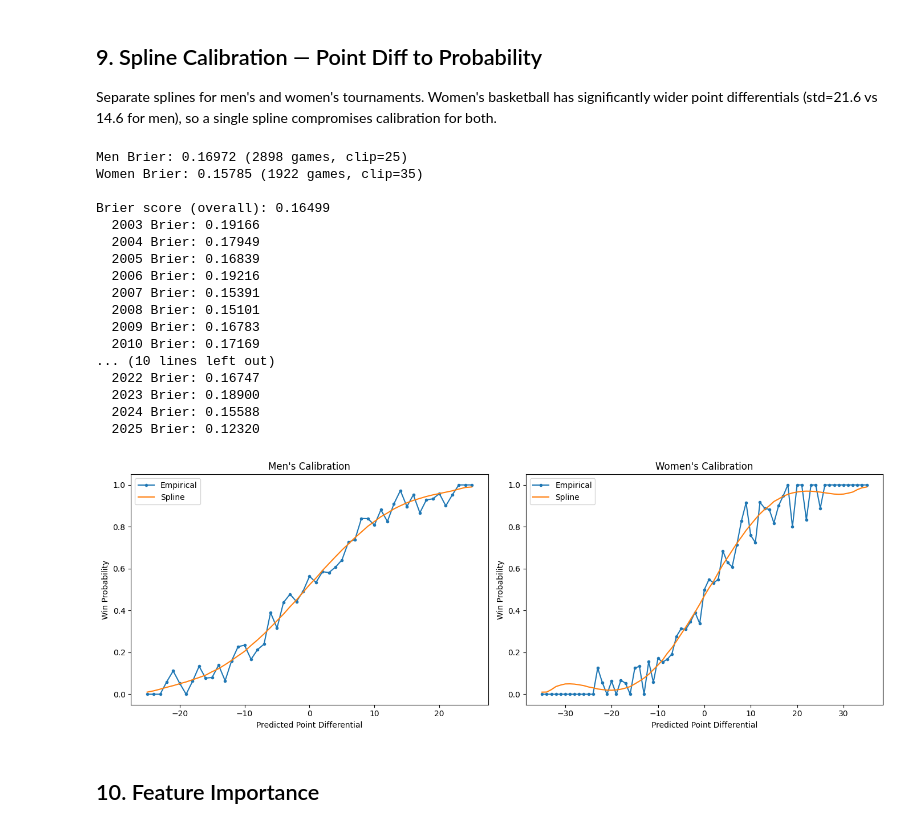
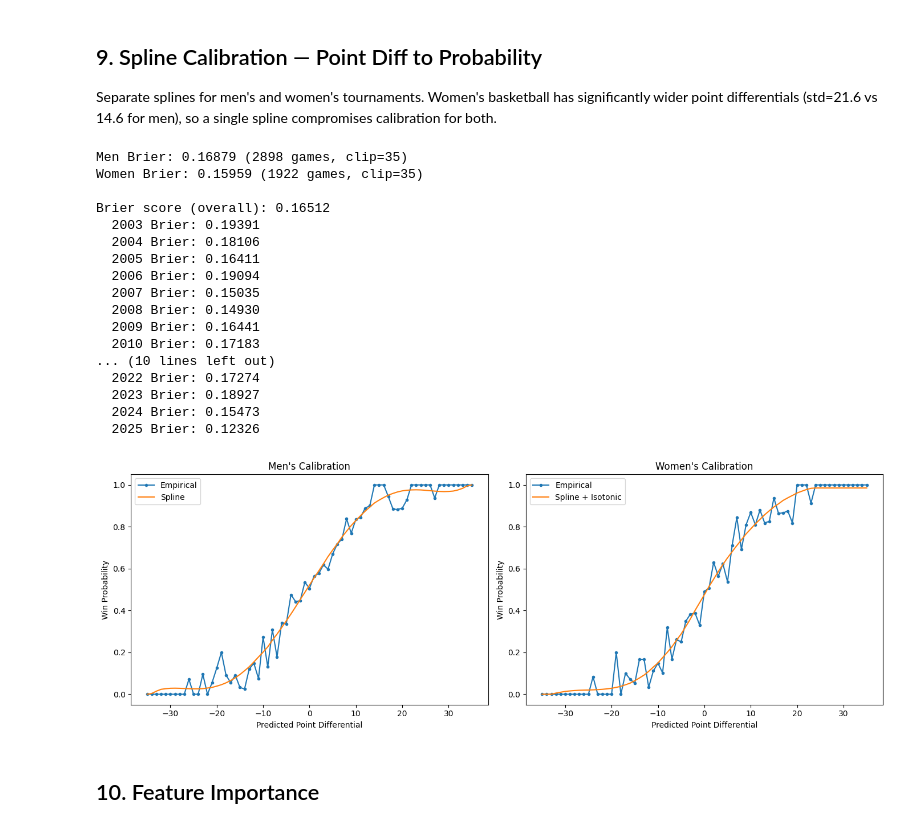
Before and after one commit to isaacvm98/march-machine-learning-mania-2026, a Jupyter notebook: integrated-model.ipynb, the cells around one changed output. Cells and saved outputs as stored; diff of their text form; code cells hidden in the pictures.

Commit message:
feat selection + new pred

```diff
--- a/integrated-model.ipynb
+++ b/integrated-model.ipynb
@@ -639,12 +649,15 @@ Model AUC   : 0.8354
 Separate splines for men's and women's tournaments. Women's basketball has significantly wider point differentials (std=21.6 vs 14.6 for men), so a single spline compromises calibration for both.
 # %%
 from scipy.interpolate import UnivariateSpline
+from sklearn.isotonic import IsotonicRegression
 
 oof_preds_arr = np.array(oof_preds)
 oof_targets_arr = np.array(oof_targets)
 oof_mw = tourney_data["men_women"].values
 
-# Fit separate splines per gender
+# Fit separate calibrators per gender
+# Men: spline on raw data (enough data for smooth fit)
+# Women: binned spline + isotonic (enforces monotonicity in noisy tails)
 spline_models = {}
 spline_clips = {}
 spline_fit = np.zeros(len(oof_preds_arr))
@@ -654,62 +667,91 @@ for gender, label in [(1, "Men"), (0, "Women")]:
     preds_g = oof_preds_arr[mask]
     targets_g = oof_targets_arr[mask]
 
-    t_g = 25 if gender == 1 else 35
+    t_g = 35
     spline_clips[gender] = t_g
+    clipped = np.clip(preds_g, -t_g, t_g)
 
-    dat = sorted(zip(preds_g, targets_g > 0), key=lambda x: x[0])
-    pred_sorted, label_sorted = zip(*dat)
-    spline_models[gender] = UnivariateSpline(np.clip(pred_sorted, -t_g, t_g), label_sorted, k=5)
+    if gender == 1:
+        dat = sorted(zip(clipped, targets_g > 0), key=lambda x: x[0])
+        pred_sorted, label_sorted = zip(*dat)
+        raw_spline = UnivariateSpline(np.clip(pred_sorted, -t_g, t_g), label_sorted, k=5)
+        spline_models[gender] = raw_spline
+        fit_g = np.clip(raw_spline(clipped), 0.0, 1)
+    else:
+        # Women: bin first, then spline + isotonic
+        n_bins = 20
+        bin_edges = np.linspace(-t_g, t_g, n_bins + 1)
+        bin_centers = []
+        bin_rates = []
+        bin_counts = []
+        for j in range(n_bins):
+            in_bin = (clipped >= bin_edges[j]) & (clipped < bin_edges[j + 1])
+            if in_bin.sum() >= 5:
+                bin_centers.append((bin_edges[j] + bin_edges[j + 1]) / 2)
+                bin_rates.append((targets_g[in_bin] > 0).mean())
+                bin_counts.append(in_bin.sum())
 
-    fit_g = np.clip(spline_models[gender](np.clip(preds_g, -t_g, t_g)), 0.01, 0.99)
+        bin_centers = np.array(bin_centers)
+        bin_rates = np.array(bin_rates)
+        bin_counts = np.array(bin_counts)
+        weights = np.sqrt(bin_counts)
+
+        raw_spline = UnivariateSpline(bin_centers, bin_rates, w=weights, k=3, s=1.0)
+        grid = np.linspace(-t_g, t_g, 500)
+        grid_vals = raw_spline(grid)
+        iso = IsotonicRegression(y_min=0, y_max=1, increasing=True)
+        iso.fit(grid, grid_vals)
+        spline_models[gender] = iso
+        fit_g = np.clip(iso.predict(clipped), 0.0, 1)
+
     spline_fit[mask] = fit_g
-
     bs = brier_score_loss(targets_g > 0, fit_g)
     print(f"{label} Brier: {bs:.5f} ({sum(mask)} games, clip={t_g})")
 
 print(f"\nBrier score (overall): {brier_score_loss(oof_targets_arr > 0, spline_fit):.5f}")
 
 for oof_season in sorted(set(tourney_data.Season)):
     mask = np.array(oof_ss) == oof_season
     if sum(mask) > 0:
         bs = brier_score_loss(oof_targets_arr[mask] > 0, spline_fit[mask])
         print(f"  {oof_season} Brier: {bs:.5f}")
 
 # Plot calibration curves per gender
 df["spline"] = spline_fit
 fig, axes = plt.subplots(1, 2, figsize=(14, 5))
 for ax, (gender, label) in zip(axes, [(1, "Men"), (0, "Women")]):
     gdf = df[df["men_women"] == gender].copy()
     gdf["pred_pointdiff"] = gdf["pred"].round()
     t_g = spline_clips[gender]
     xdf = gdf.clip(-t_g, t_g).groupby("pred_pointdiff")[["spline", "label"]].mean().reset_index()
+    cal_label = "Spline" if gender == 1 else "Spline + Isotonic"
     ax.plot(xdf["pred_pointdiff"], xdf["label"], label="Empirical", marker="o", markersize=3)
-    ax.plot(xdf["pred_pointdiff"], xdf["spline"], label="Spline")
+    ax.plot(xdf["pred_pointdiff"], xdf["spline"], label=cal_label)
     ax.set_xlabel("Predicted Point Differential")
     ax.set_ylabel("Win Probability")
     ax.set_title(f"{label}'s Calibration")
     ax.legend()
 plt.tight_layout()
 plt.show()
 # %% [output]
-Men Brier: 0.16972 (2898 games, clip=25)
-Women Brier: 0.15785 (1922 games, clip=35)
+Men Brier: 0.16879 (2898 games, clip=35)
+Women Brier: 0.15959 (1922 games, clip=35)
 
-Brier score (overall): 0.16499
-  2003 Brier: 0.19166
-  2004 Brier: 0.17949
-  2005 Brier: 0.16839
-  2006 Brier: 0.19216
-  2007 Brier: 0.15391
-  2008 Brier: 0.15101
-  2009 Brier: 0.16783
-  2010 Brier: 0.17169
+Brier score (overall): 0.16512
+  2003 Brier: 0.19391
+  2004 Brier: 0.18106
+  2005 Brier: 0.16411
+  2006 Brier: 0.19094
+  2007 Brier: 0.15035
+  2008 Brier: 0.14930
+  2009 Brier: 0.16441
+  2010 Brier: 0.17183
 ... (10 lines left out)
-  2022 Brier: 0.16747
-  2023 Brier: 0.18900
-  2024 Brier: 0.15588
-  2025 Brier: 0.12320
+  2022 Brier: 0.17274
+  2023 Brier: 0.18927
+  2024 Brier: 0.15473
+  2025 Brier: 0.12326
-[figure, old version]
+[figure, new version]
 # %% [markdown]
 ## 10. Feature Importance
 # %%
```
Also changed, not shown: parts of 8 cells of this notebook, 1 other file.
